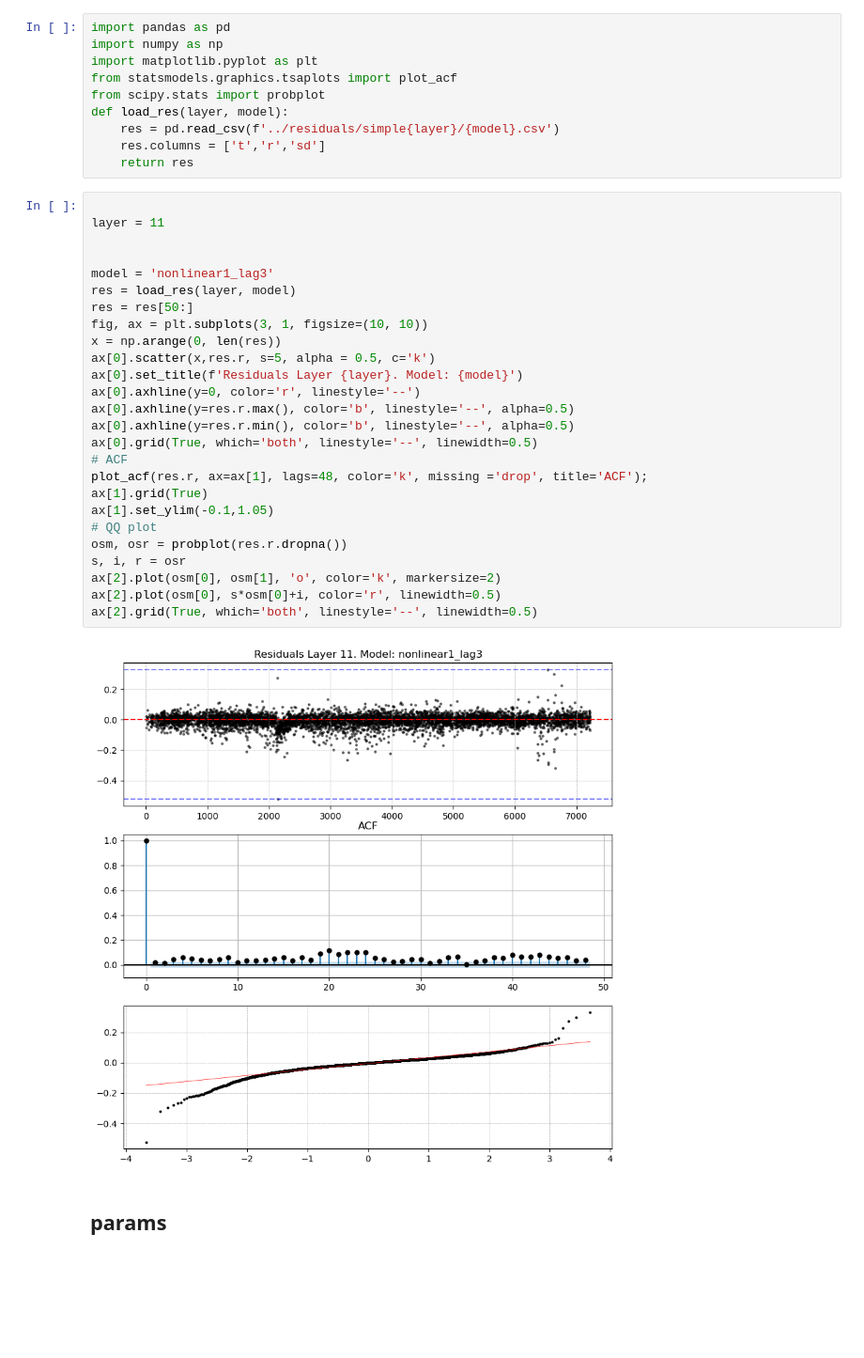
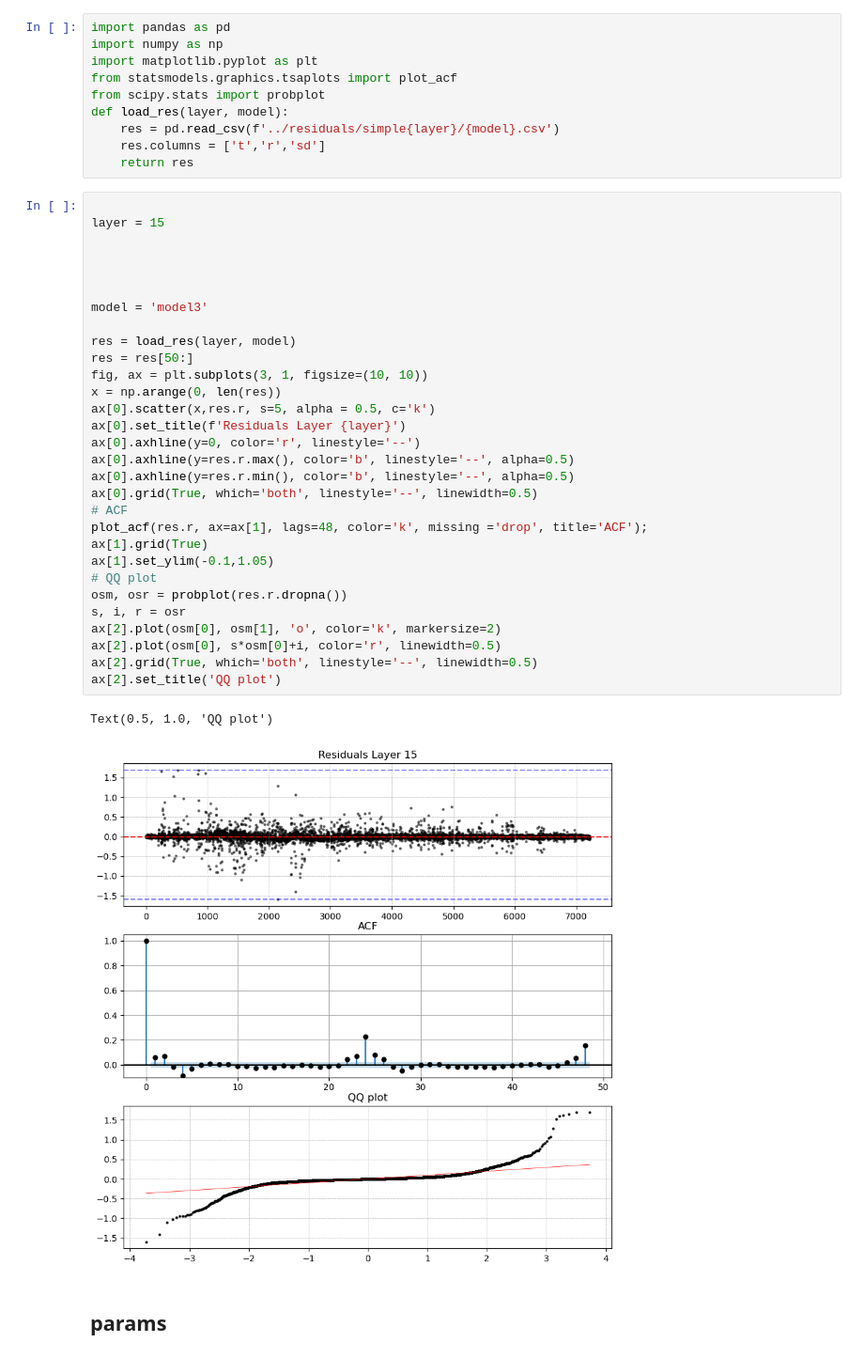
Before and after one commit to petergroenning/thesis_project, a Jupyter notebook: notebooks/res_analysis.ipynb, the cells around one changed output. Shown at 94% size. Drawn from its saved outputs; the diff is of its cells as text; blank space fills up the shorter version.

Commit message:
new model

```diff
--- a/notebooks/res_analysis.ipynb
+++ b/notebooks/res_analysis.ipynb
@@ -10,32 +10,37 @@ def load_res(layer, model):
     return res
 # %%
 
-layer = 11
+layer = 15
 
 
-model = 'nonlinear1_lag3'
+
+
+model = 'model3'
+
 res = load_res(layer, model)
 res = res[50:]
 fig, ax = plt.subplots(3, 1, figsize=(10, 10))
 x = np.arange(0, len(res))
 ax[0].scatter(x,res.r, s=5, alpha = 0.5, c='k')
-ax[0].set_title(f'Residuals Layer {layer}. Model: {model}')
+ax[0].set_title(f'Residuals Layer {layer}')
 ax[0].axhline(y=0, color='r', linestyle='--')
 ax[0].axhline(y=res.r.max(), color='b', linestyle='--', alpha=0.5)
 ax[0].axhline(y=res.r.min(), color='b', linestyle='--', alpha=0.5)
 ax[0].grid(True, which='both', linestyle='--', linewidth=0.5)
 # ACF
 plot_acf(res.r, ax=ax[1], lags=48, color='k', missing ='drop', title='ACF');
 ax[1].grid(True)
 ax[1].set_ylim(-0.1,1.05)
 # QQ plot
 osm, osr = probplot(res.r.dropna())
 s, i, r = osr
 ax[2].plot(osm[0], osm[1], 'o', color='k', markersize=2)
 ax[2].plot(osm[0], s*osm[0]+i, color='r', linewidth=0.5)
 ax[2].grid(True, which='both', linestyle='--', linewidth=0.5)
+ax[2].set_title('QQ plot')
 # %% [output]
+Text(0.5, 1.0, 'QQ plot')
-[figure, old version]
+[figure, new version]
 # %% [markdown]
 ## params
 # %%
```
Also changed, not shown: 19 other files.
